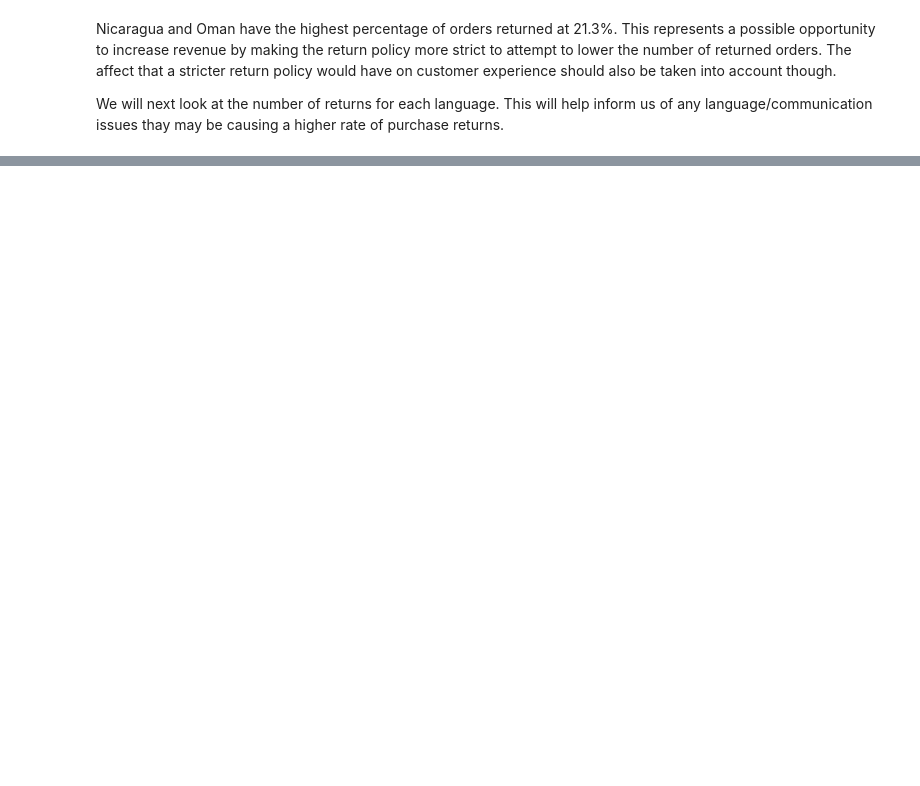
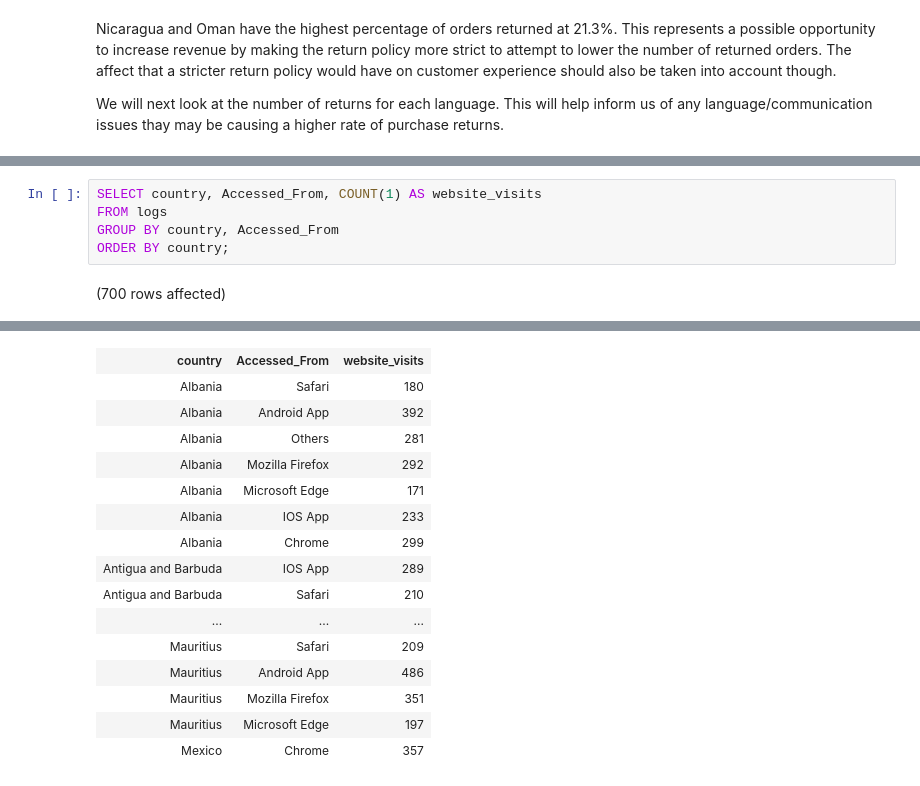
Before and after one commit to grahamgreene88/E-commerce-logs, a Jupyter notebook: ecommerce_logs_notebook.ipynb, the cells around one changed output, grey strips where cells are left out. Cells and saved outputs as stored; diff of their text form; blank space fills up the shorter version.

```diff
--- a/ecommerce_logs_notebook.ipynb
+++ b/ecommerce_logs_notebook.ipynb
@@ -168,0 +209,7 @@ Marathi, a language spoken in India, has the highest percentage for orders retur
+# %%
+SELECT country, Accessed_From, COUNT(1) AS website_visits
+FROM logs
+GROUP BY country, Accessed_From
+ORDER BY country;
+# %% [output]
+(700 rows affected)
@@ -168,0 +217,16 @@ Marathi, a language spoken in India, has the highest percentage for orders retur
+| country | Accessed_From | website_visits |
+| Albania | Safari | 180 |
+| Albania | Android App | 392 |
+| Albania | Others | 281 |
+| Albania | Mozilla Firefox | 292 |
+| Albania | Microsoft Edge | 171 |
+| Albania | IOS App | 233 |
+| Albania | Chrome | 299 |
+| Antigua and Barbuda | IOS App | 289 |
+| Antigua and Barbuda | Safari | 210 |
+| ... | ... | ... |
+| Mauritius | Safari | 209 |
+| Mauritius | Android App | 486 |
+| Mauritius | Mozilla Firefox | 351 |
+| Mauritius | Microsoft Edge | 197 |
+| Mexico | Chrome | 357 |
```
Also changed, not shown: parts of 9 cells of this notebook.
